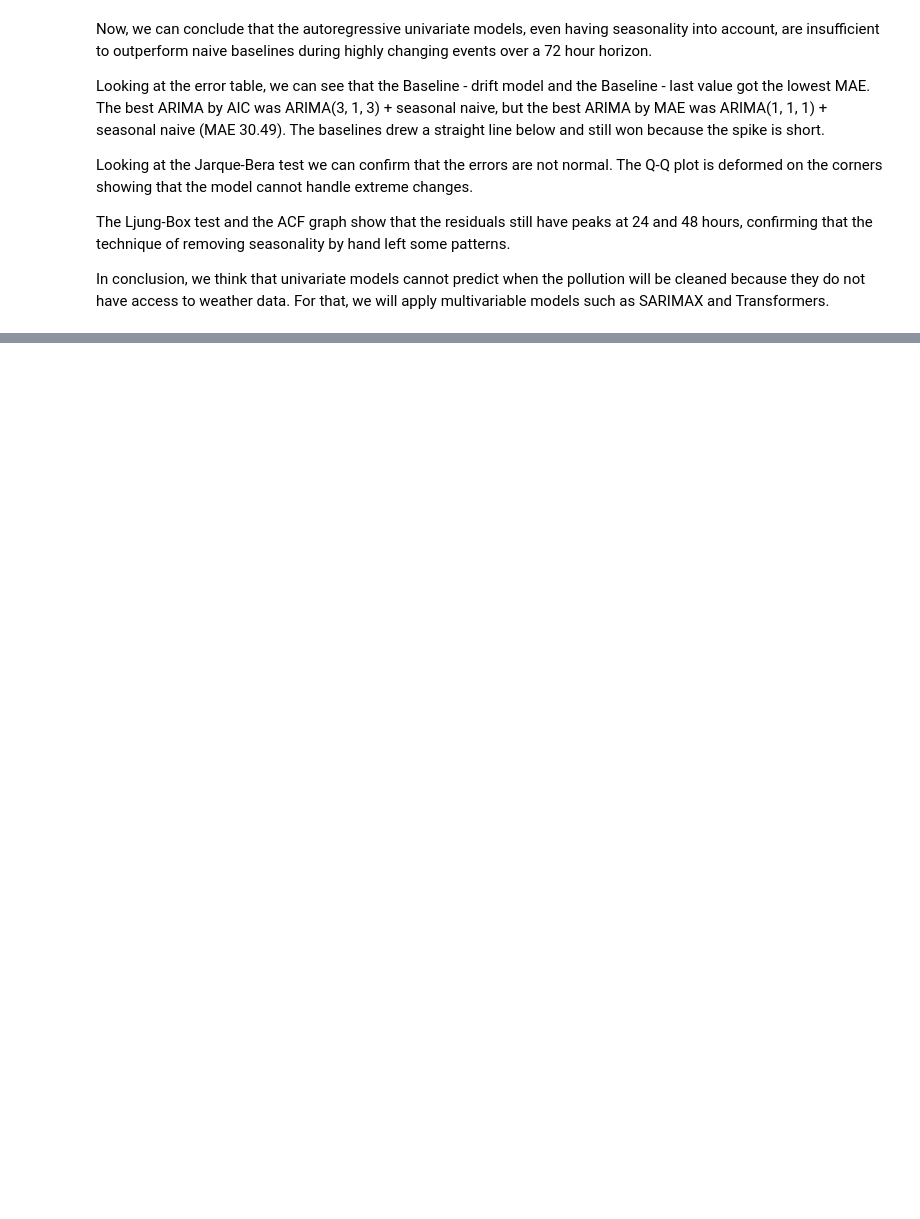
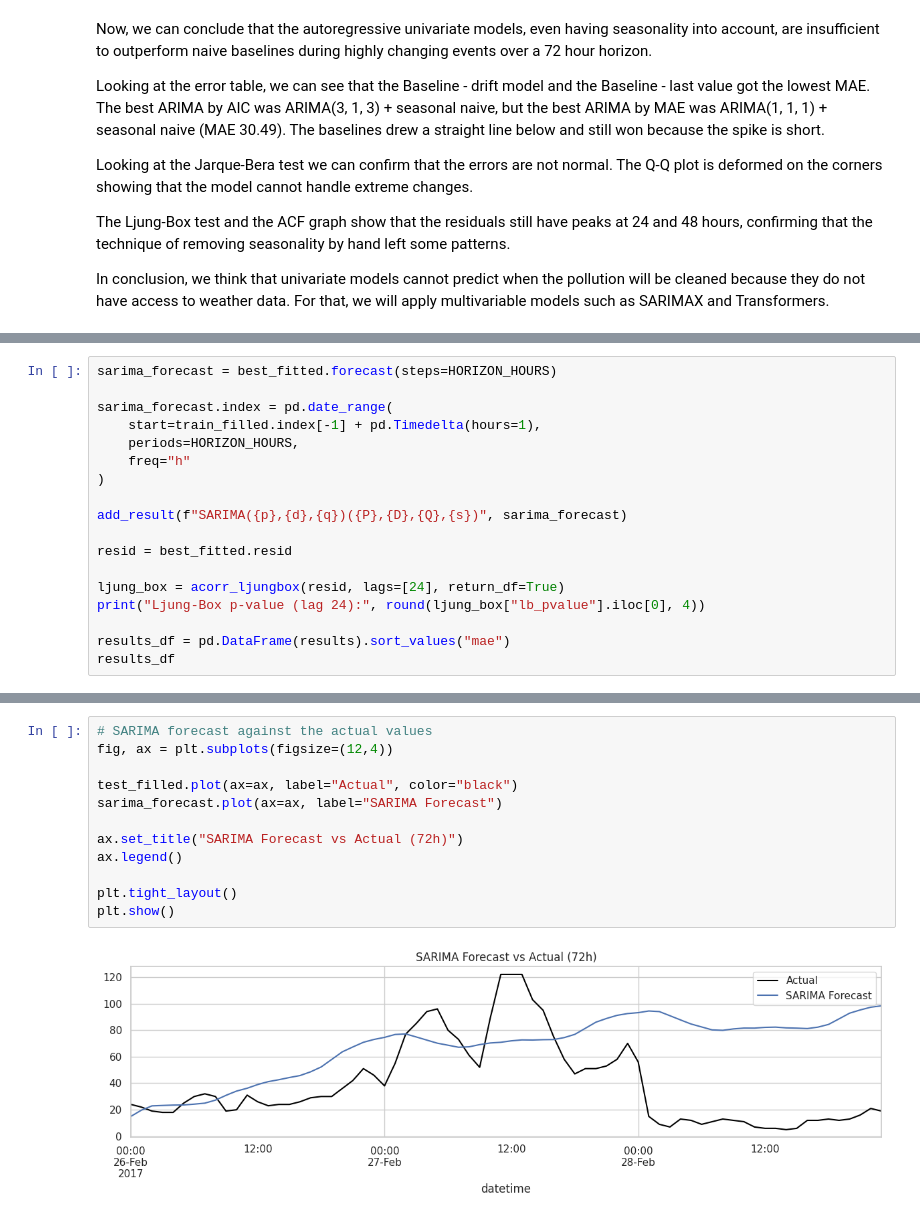
Before and after one commit to marcosmartinezud/beijing-air-quality, a Jupyter notebook: notebooks/beijing-air-quality.ipynb, the cells around one changed output, grey strips where cells are left out. Saved outputs shown, nothing was run; the diff lists cells and outputs as text; blank space fills up the shorter version.

Commit message:
Implement SARIMA, SARIMAX (with exogenous variables) and TimesFM models

```diff
--- a/notebooks/beijing-air-quality.ipynb
+++ b/notebooks/beijing-air-quality.ipynb
@@ -461,0 +584,18 @@ In conclusion, we think that univariate models cannot predict when the pollution
+# %%
+sarima_forecast = best_fitted.forecast(steps=HORIZON_HOURS)
+
+sarima_forecast.index = pd.date_range(
+    start=train_filled.index[-1] + pd.Timedelta(hours=1),
+    periods=HORIZON_HOURS,
+    freq="h"
+)
+
+add_result(f"SARIMA({p},{d},{q})({P},{D},{Q},{s})", sarima_forecast)
+
+resid = best_fitted.resid
+
+ljung_box = acorr_ljungbox(resid, lags=[24], return_df=True)
+print("Ljung-Box p-value (lag 24):", round(ljung_box["lb_pvalue"].iloc[0], 4))
+
+results_df = pd.DataFrame(results).sort_values("mae")
+results_df
@@ -461,0 +612,14 @@ In conclusion, we think that univariate models cannot predict when the pollution
+# %%
+# SARIMA forecast against the actual values
+fig, ax = plt.subplots(figsize=(12,4))
+
+test_filled.plot(ax=ax, label="Actual", color="black")
+sarima_forecast.plot(ax=ax, label="SARIMA Forecast")
+
+ax.set_title("SARIMA Forecast vs Actual (72h)")
+ax.legend()
+
+plt.tight_layout()
+plt.show()
+# %% [output]
+[figure, added]
```
Also changed, not shown: parts of 22 cells of this notebook, 1 other file.
